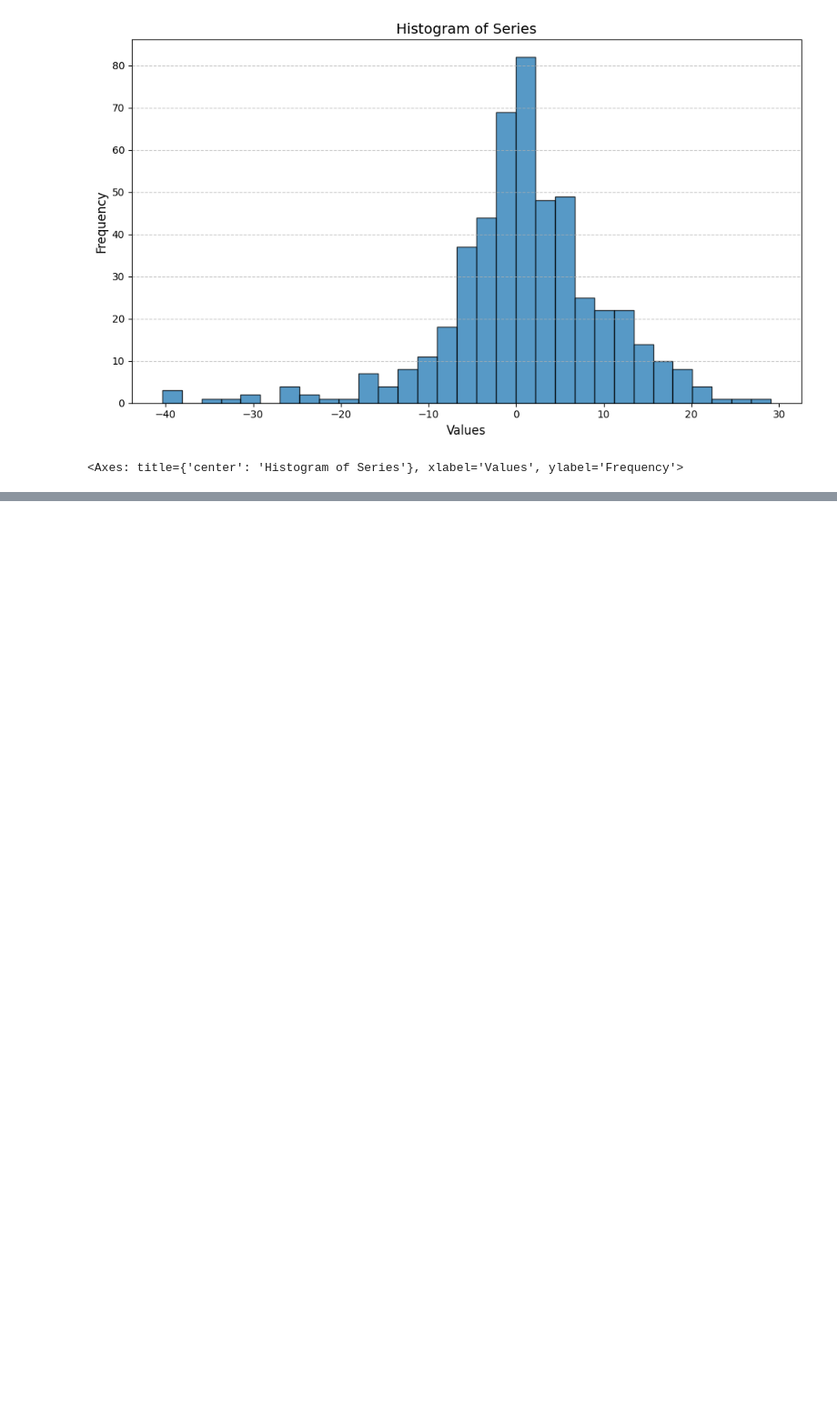
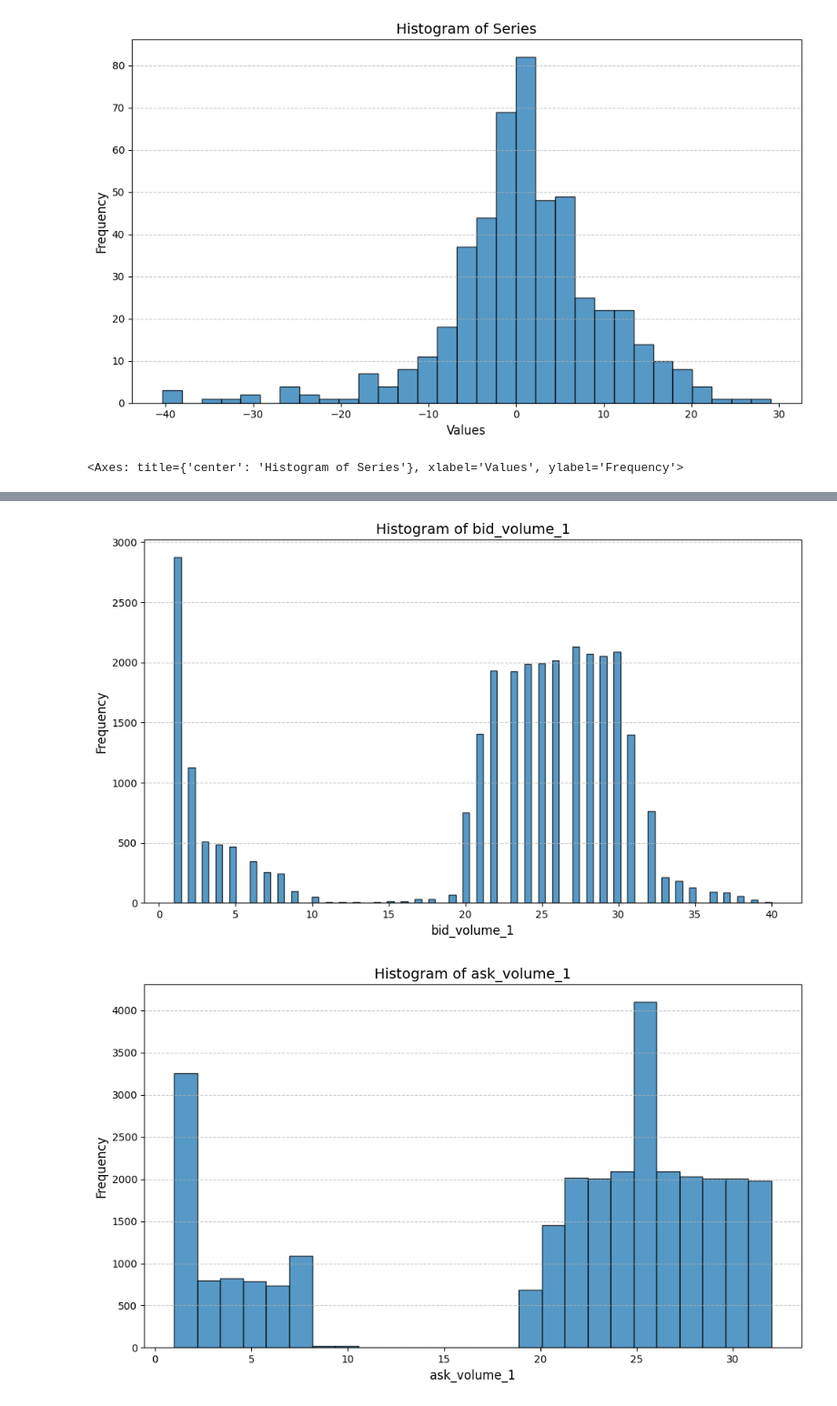
Before and after one commit to Albertyangyhm/IMC_Prosperity, a Jupyter notebook: 3p2/albert/round1.ipynb, the cells around one changed output, grey strips where cells are left out. Shown at 91% size. Saved outputs shown, nothing was run; the diff lists cells and outputs as text; code cells hidden in the pictures; blank space fills up the shorter version.

```diff
--- a/3p2/albert/round1.ipynb
+++ b/3p2/albert/round1.ipynb
@@ -91,0 +146,16 @@ plot_histogram_from_series(sm_prices_mid - sm_trades_mid)
+# %%
+# volume
+plot_histogram_from_series(get_column(all_prices, 'bid_volume_1'))
+plot_histogram_from_series(get_column(all_prices, 'ask_volume_1'))
+
+plot_xy(get_column(all_prices, 'mid_diff'), get_column(all_prices, 'bid_price_1'),
+        x_label='mid_diff', y_label='bid_price_1')
+
+
+# plot_histogram_from_series(
+#     get_column(data_1_prices, 'bid_volume_1') )
+# plot_histogram_from_series(get_column(data_1_prices, 'bid_volume_2'))
+# plot_histogram_from_series(get_column(data_1_prices, 'bid_volume_3'))
+# %% [output]
+[figure, added]
+[figure, added]
```
Also changed, not shown: parts of 7 cells of this notebook, 2 other files.
